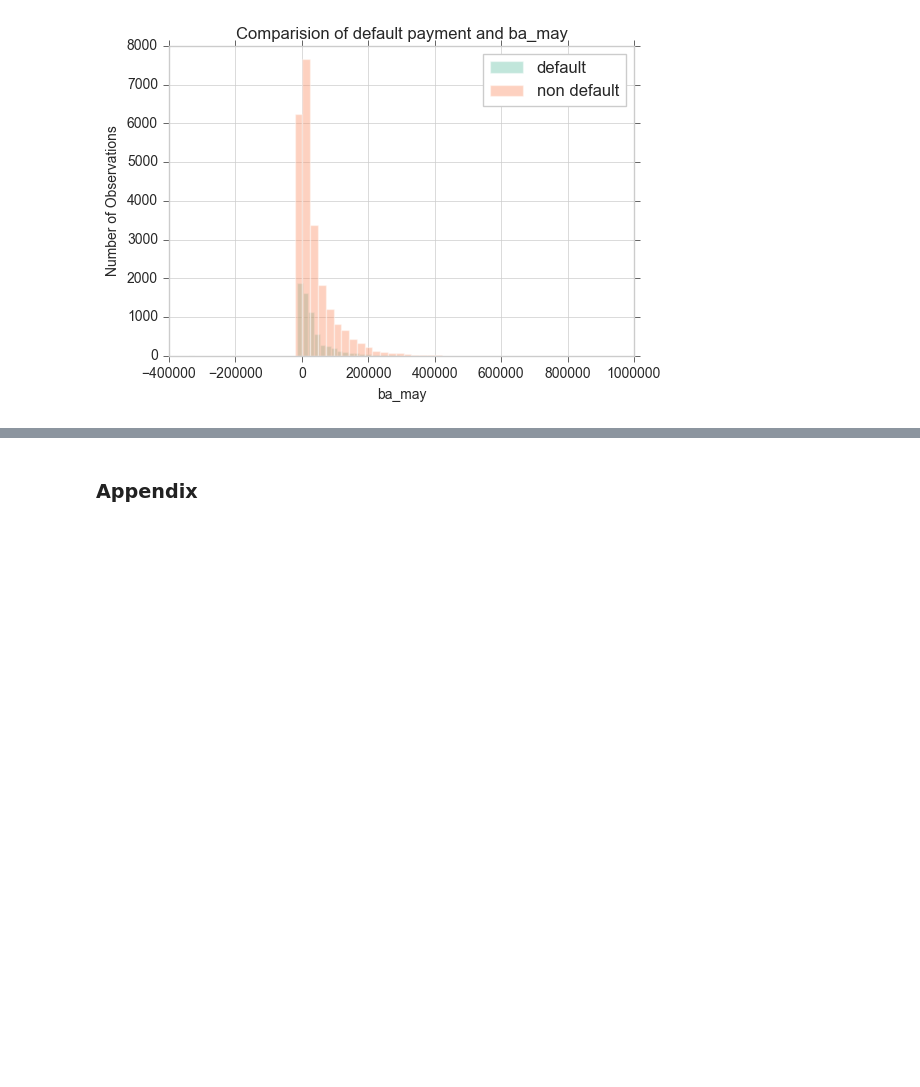
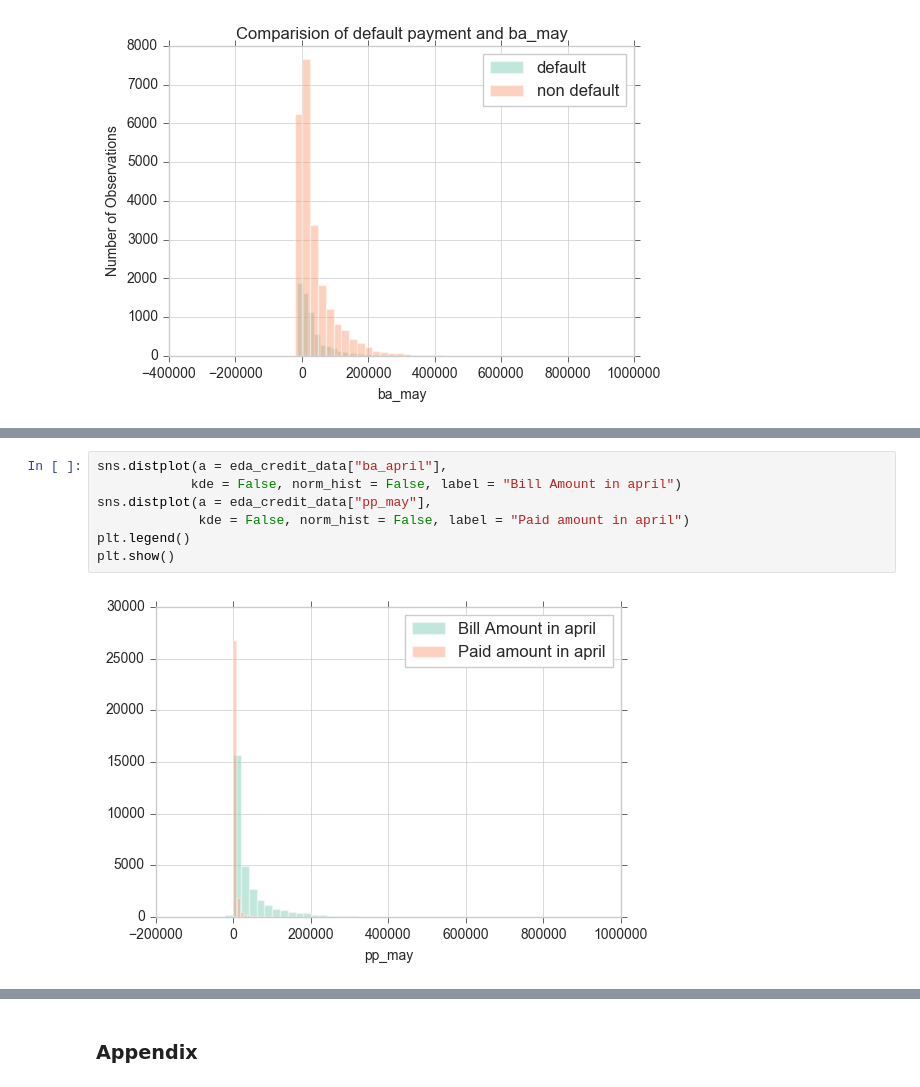
Before and after one commit to chapanerahd/Defualt_Credit_Card, a Jupyter notebook: EDA - Credit Card default.ipynb, the cells around one changed output, grey strips where cells are left out. Drawn from its saved outputs; the diff is of its cells as text; blank space fills up the shorter version.

```diff
--- a/EDA - Credit Card default.ipynb
+++ b/EDA - Credit Card default.ipynb
@@ -133,0 +134,9 @@ for column in credit_data.columns[18:24]:
+# %%
+sns.distplot(a = eda_credit_data["ba_april"],
+            kde = False, norm_hist = False, label = "Bill Amount in april")
+sns.distplot(a = eda_credit_data["pp_may"],
+             kde = False, norm_hist = False, label = "Paid amount in april")
+plt.legend()
+plt.show()
+# %% [output]
+[figure, added]
```
Also changed, not shown: parts of 7 cells of this notebook.
